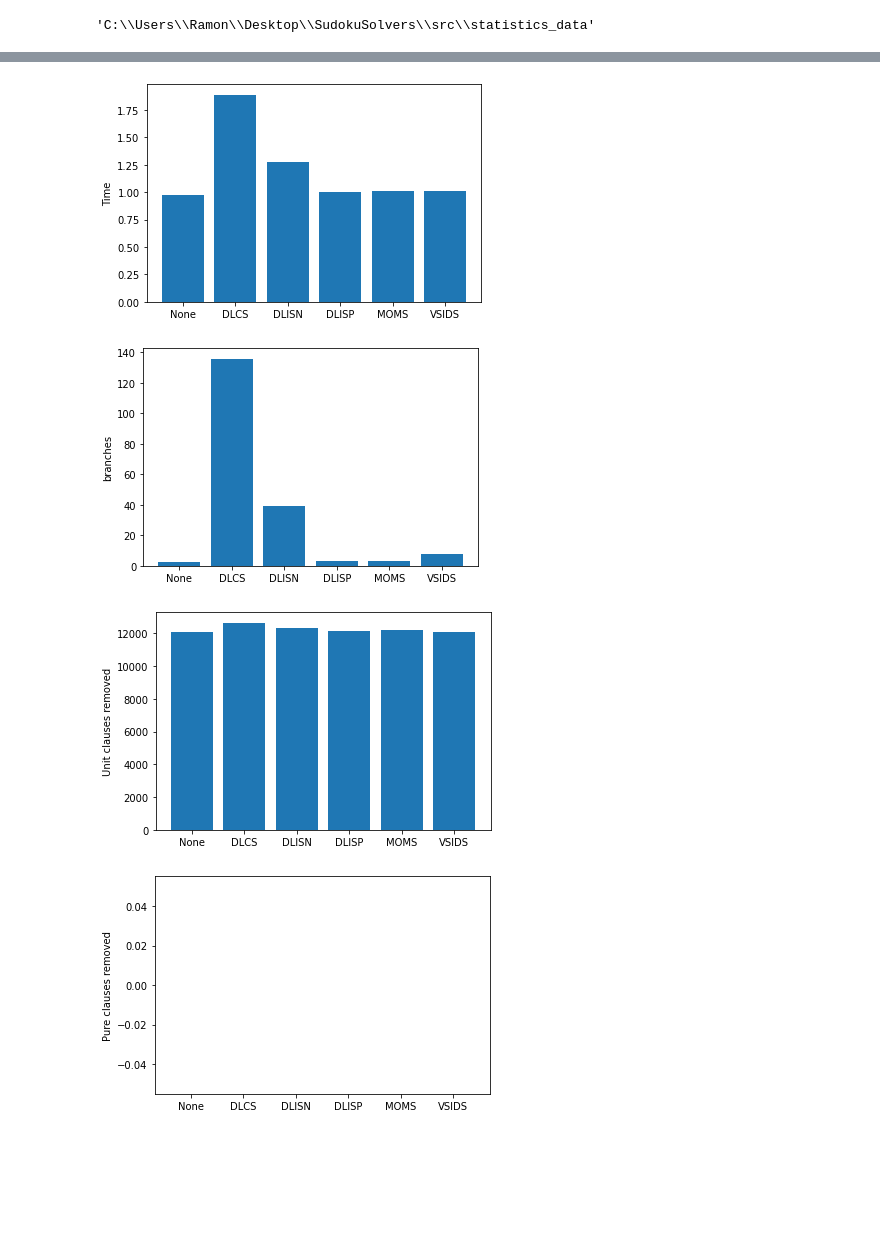
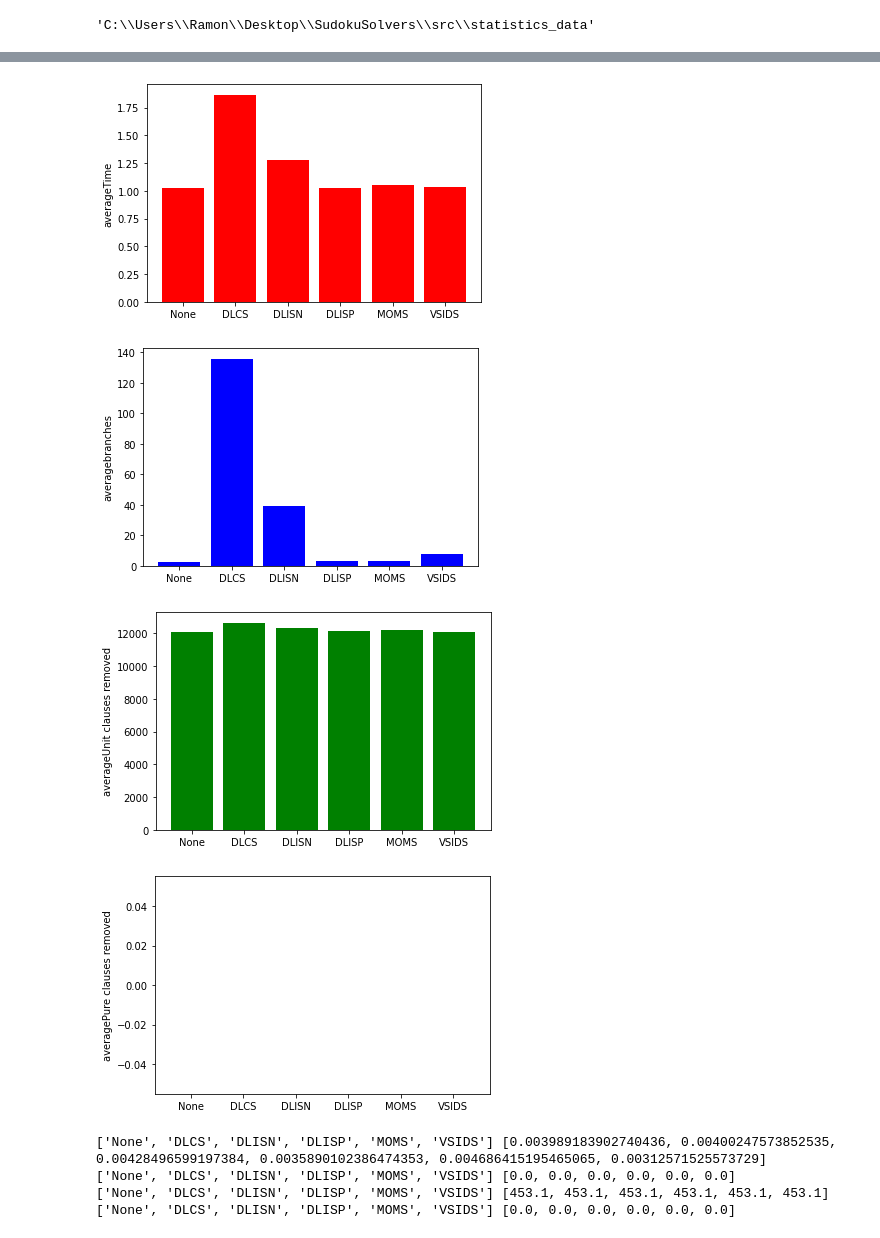
Before and after one commit to ramon284/SudokuSolvers, a Jupyter notebook: src/statistics_data/Statistics notebook.ipynb, the cells around one changed output, grey strips where cells are left out. Saved outputs shown, nothing was run; the diff lists cells and outputs as text; code cells hidden in the pictures; blank space fills up the shorter version.

```diff
--- a/src/statistics_data/Statistics notebook.ipynb
+++ b/src/statistics_data/Statistics notebook.ipynb
@@ -8,4 +8,8 @@ os. getcwd()
 'C:\\Users\\Ramon\\Desktop\\SudokuSolvers\\src\\statistics_data'
 # %%
 heuristics =['None', 'DLCS', 'DLISN', 'DLISP', 'MOMS', 'VSIDS']
-sudokuSizes = ['4x4','9x9']
+sizes = ['4x4', '9x9']
+heuristic = 'DLCS'
+filename = sizes[1]+'/'+heuristics[0]+'.csv'
+df = pd.read_csv(filename)
+df['Time'].mean()
@@ -12,27 +47,27 @@ sudokuSizes = ['4x4','9x9']
 # %%
-time = []
-branches = []
-unitClausesRemoved = []
-pureClausesRemoved = []
+colors = ['red', 'blue', 'green', 'purple']
 elementNames = ['Time', 'branches', 'Unit clauses removed', 'Pure clauses removed']
-elements =[time, branches, unitClausesRemoved, pureClausesRemoved]
-for heuristic in heuristics:
-    df = pd.read_csv('9x9/'+heuristic+'9.csv')
-    time.append(df["Time"].mean())
-    branches.append(df["Branches"].mean())
-    unitClausesRemoved.append(df["Unit clauses removed"].mean())
-    pureClausesRemoved.append(df["Pure clauses removed"].mean())
-
-for element, name in zip(elements, elementNames):
-    fig, ax = plt.subplots()
-    ax.set_ylabel(name)
-    plt.bar(heuristics, element)
-    plt.show()
+heuristics =['None', 'DLCS', 'DLISN', 'DLISP', 'MOMS', 'VSIDS']
 
 
-
-#plt.bar(heuristics, time)
-#plt.bar(heuristics, branches)
-#plt.bar(heuristics, unitClausesRemoved)
-#plt.bar(heuristics, pureClausesRemoved)
+sizes = ['9x9','4x4']
+for size in sizes:
+    time=[]
+    branches=[]
+    unitCRemoved=[]
+    pureCRemoved=[]
+    elements = [time, branches, unitCRemoved, pureCRemoved]
+    for heuristic in heuristics:
+        filename = size+'/'+heuristic+'.csv'
+        df = pd.read_csv(filename)
+        time.append(df["Time"].mean())
+        branches.append(df["Branches"].mean())
+        unitCRemoved.append(df["Unit clauses removed"].mean())
+        pureCRemoved.append(df["Pure clauses removed"].mean())
+    for element, name, color in zip(elements, elementNames, colors):
+        fig, ax = plt.subplots()
+        ax.set_ylabel('average'+name)
+        print(heuristics, element)
+        plt.bar(heuristics, element, color=color)
+    plt.show()
 # %% [output]
@@ -39,4 +78,8 @@ for element, name in zip(elements, elementNames):
-[figure, old version]
+[figure, new version]
-[figure, old version]
+[figure, new version]
-[figure, old version]
+[figure, new version]
-[figure, old version]
+[figure, new version]
+['None', 'DLCS', 'DLISN', 'DLISP', 'MOMS', 'VSIDS'] [0.003989183902740436, 0.00400247573852535, 0.00428496599197384, 0.0035890102386474353, 0.004686415195465065, 0.00312571525573729]
+['None', 'DLCS', 'DLISN', 'DLISP', 'MOMS', 'VSIDS'] [0.0, 0.0, 0.0, 0.0, 0.0, 0.0]
+['None', 'DLCS', 'DLISN', 'DLISP', 'MOMS', 'VSIDS'] [453.1, 453.1, 453.1, 453.1, 453.1, 453.1]
+['None', 'DLCS', 'DLISN', 'DLISP', 'MOMS', 'VSIDS'] [0.0, 0.0, 0.0, 0.0, 0.0, 0.0]
```
Also changed, not shown: parts of 3 cells of this notebook, 25 other files.
